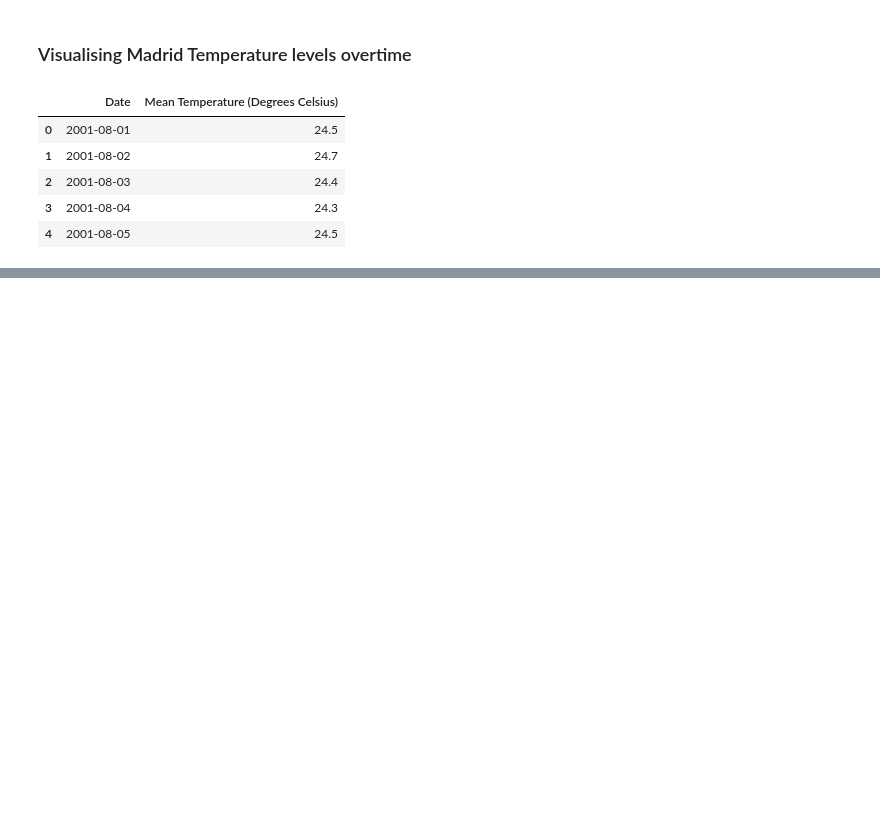
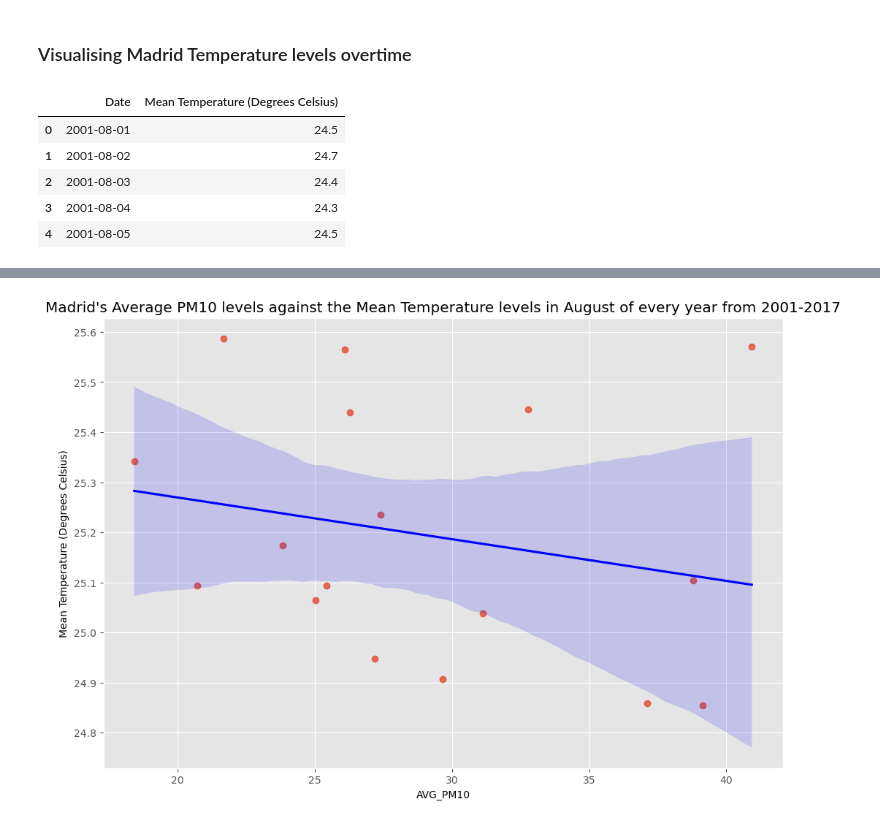
Before and after one commit to EirfatChoudhury/AQIVsTempContinued, a Jupyter notebook: data-analysis/AQIvsTemp.ipynb, the cells around one changed output, grey strips where cells are left out. Cells and saved outputs as stored; diff of their text form; code cells hidden in the pictures; blank space fills up the shorter version.

```diff
--- a/data-analysis/AQIvsTemp.ipynb
+++ b/data-analysis/AQIvsTemp.ipynb
@@ -82,0 +83,4 @@ madrid_Temp_df
+# %%
+madrid_Temp_PM10 = pd.concat([madrid_yearly_Temps, madrid_PM10_df], axis=1)
+madrid_Temp_PM10 = madrid_Temp_PM10.drop(["YEAR"], axis="columns")
+madrid_Temp_PM10.head()
@@ -82,0 +94,4 @@ madrid_Temp_df
+# %%
+madrid_PM10VsTempRegLine = sns.regplot(x="AVG_PM10", y="Mean Temperature (Degrees Celsius)", data=madrid_Temp_PM10, line_kws={"color": "blue"}).set(title="Madrid's Average PM10 levels against the Mean Temperature levels in August of every year from 2001-2017")
+# %% [output]
+[figure, added]
```
Also changed, not shown: parts of 7 cells of this notebook.
